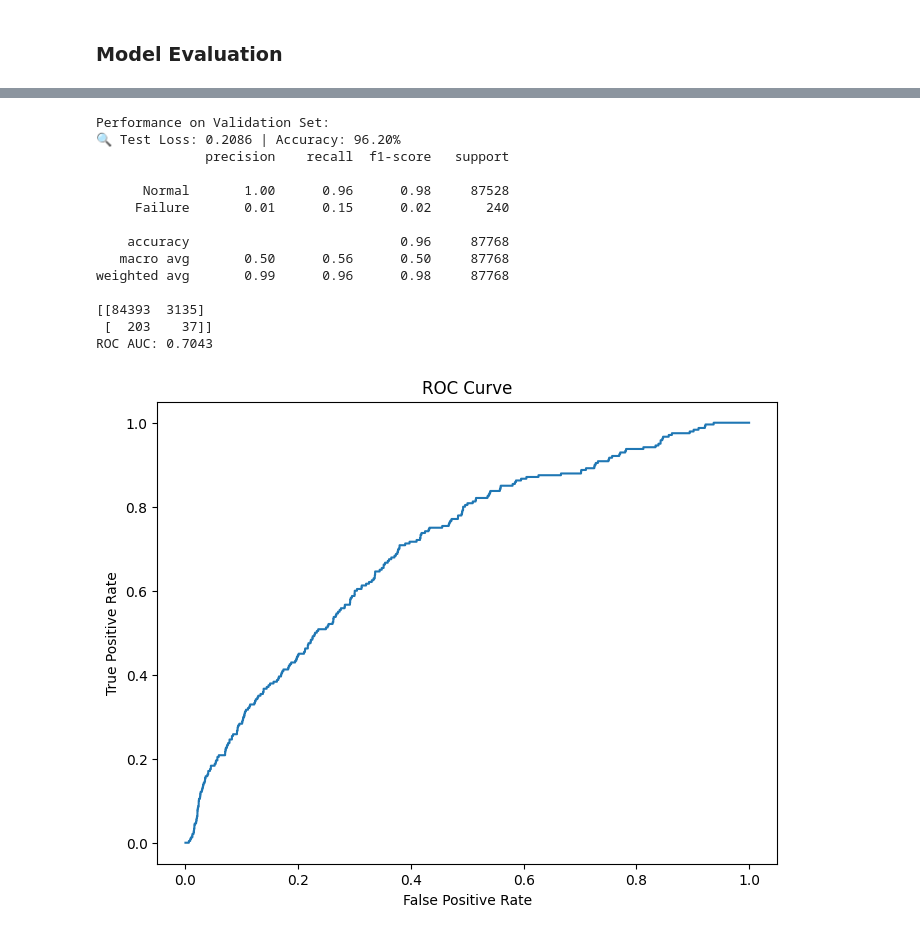
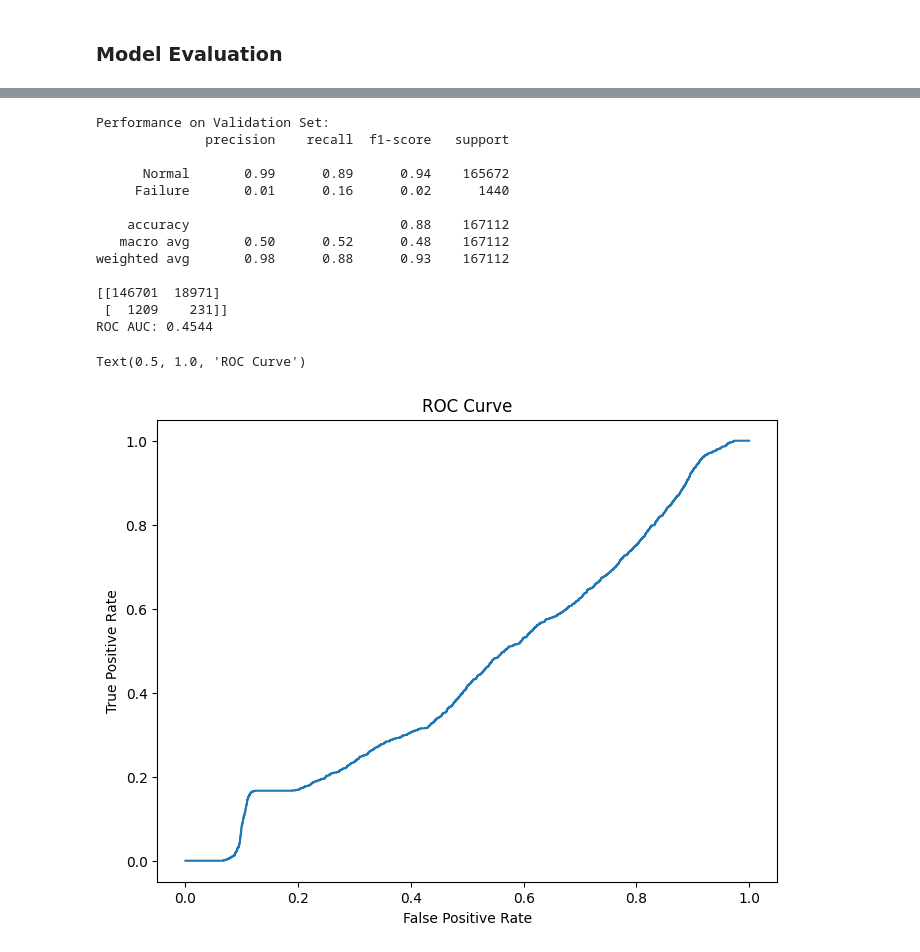
Before and after one commit to libao3128/predictive_maintenance, a Jupyter notebook: train_model_local.ipynb, the cells around one changed output, grey strips where cells are left out. Drawn from its saved outputs; the diff is of its cells as text; code cells hidden in the pictures.

```diff
--- a/train_model_local.ipynb
+++ b/train_model_local.ipynb
@@ -290,22 +397,33 @@ F1: 0.022267798282312696
-# %%
-print("Performance on Validation Set:")
-evaluate_model(model, val_loader, best_threshold=best_threshold, device='cuda', criterion=criterion)
-# %% [output]
-Performance on Validation Set:
-🔍 Test Loss: 0.2086 | Accuracy: 96.20%
-              precision    recall  f1-score   support
-
-      Normal       1.00      0.96      0.98     87528
-     Failure       0.01      0.15      0.02       240
-
-    accuracy                           0.96     87768
-   macro avg       0.50      0.56      0.50     87768
-weighted avg       0.99      0.96      0.98     87768
-
-[[84393  3135]
- [  203    37]]
-ROC AUC: 0.7043
-[figure, removed]
+# %%
+predictions = (outputs >= best_threshold).astype(int)
+print("Performance on Validation Set:")
+print(classification_report(trues, predictions , target_names=['Normal', 'Failure']))
+print(confusion_matrix(trues, predictions ))
+roc_auc = roc_auc_score(trues, outputs)
+print(f"ROC AUC: {roc_auc:.4f}")
+curve = roc_curve(trues, outputs)
+
+plt.figure(figsize=(8, 6))
+plt.plot(curve[0], curve[1], label='ROC Curve')
+plt.xlabel('False Positive Rate')
+plt.ylabel('True Positive Rate')
+plt.title('ROC Curve')
+# %% [output]
+Performance on Validation Set:
+              precision    recall  f1-score   support
+
+      Normal       0.99      0.89      0.94    165672
+     Failure       0.01      0.16      0.02      1440
+
+    accuracy                           0.88    167112
+   macro avg       0.50      0.52      0.48    167112
+weighted avg       0.98      0.88      0.93    167112
+
+[[146701  18971]
+ [  1209    231]]
+ROC AUC: 0.4544
+Text(0.5, 1.0, 'ROC Curve')
+[figure, added]
 # %%
 print("Performance on Test Set:")
 evaluate_model(model, test_loader, best_threshold=best_threshold, device='cuda', criterion=criterion)
```
Also changed, not shown: parts of 48 cells of this notebook, 32 other files.
